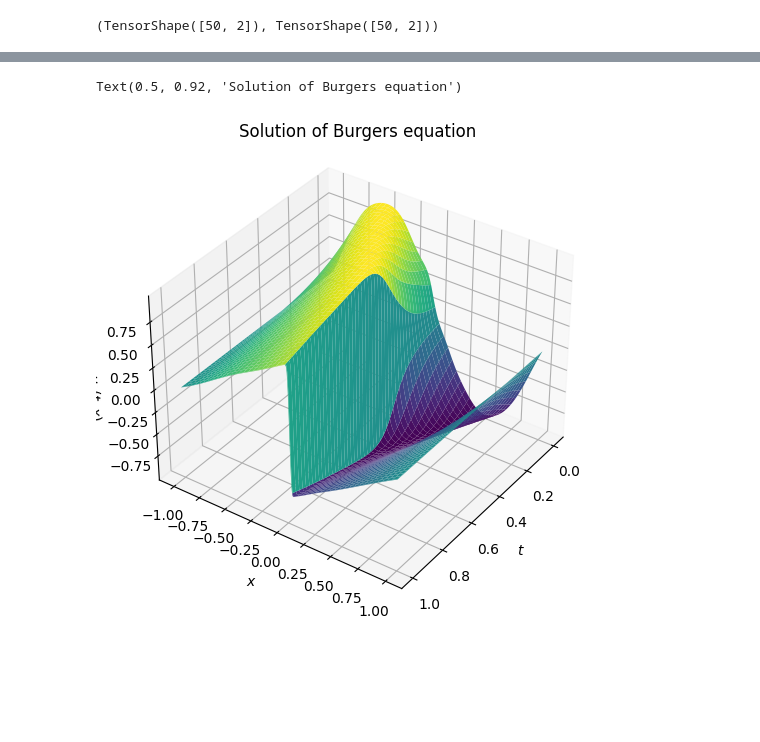
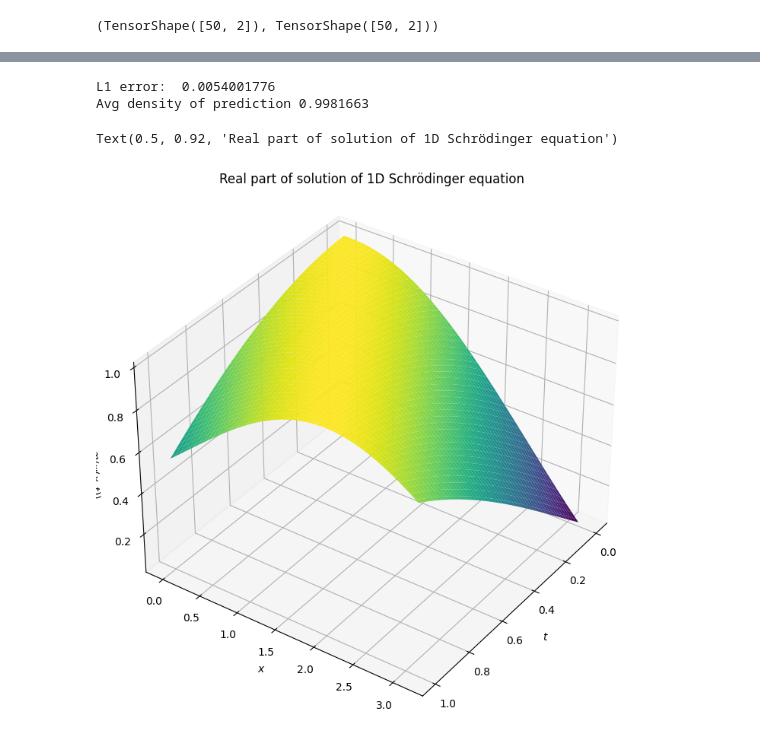
Before and after one commit to KunkelAlexander/pinn-tensorflow, a Jupyter notebook: linear_schroedinger_1d.ipynb, the cells around one changed output, grey strips where cells are left out. Saved outputs shown, nothing was run; the diff lists cells and outputs as text; code cells hidden in the pictures; blank space fills up the shorter version.

```diff
--- a/linear_schroedinger_1d.ipynb
+++ b/linear_schroedinger_1d.ipynb
@@ -186,7 +236,7 @@ lower_bounds = tf.stack([xl, t0], axis=0)
 upper_bounds = tf.stack([xr, t1], axis=0)
 
 # Initialise fully-connected neural network
-def init_model(num_hidden_layers=8, num_neurons_per_layer=20):
+def init_model(num_hidden_layers=4, num_neurons_per_layer=20):
     model = tf.keras.Sequential()
 
     model.add(tf.keras.Input(2)) # 2D input
@@ -320,10 +367,10 @@ def train_step():
 
     return loss
 
-N = 5000
+N = 100
 hist = []
 
-t0 = time()
+current_time = time()
 
 for i in range(N+1):
     loss = train_step()
@@ -333,4 +380,4 @@ for i in range(N+1):
         print('It {:05d}: loss = {:10.8e}'.format(i,loss))
 
 # Print computation time
-print('\nComputation time: {} seconds'.format(time()-t0))
+print('\nComputation time: {} seconds'.format(time()-current_time))
@@ -337,31 +543,39 @@ print('\nComputation time: {} seconds'.format(time()-t0))
+# %%
+# Set up meshgrid
+xlin   = np.linspace(xl, xr, n_linear)
+tlin   = np.linspace(t0, t1, n_linear)
+xx, tt = np.meshgrid(xlin, tlin)
+xxtt   = tf.cast(np.vstack([xx.flatten(),tt.flatten()]).T, rtype)
+
+# Determine predictions of psi(t, x)
+psi_pred = model(xxtt).numpy()
+re_pred  = psi_pred[:,0]
+im_pred  = psi_pred[:,1]
+psi_ana  = psi(xxtt[:, 0:1], xxtt[:, 1:2]).numpy()
+re_ana   = psi_ana[:,0]
+im_ana   = psi_ana[:,1]
+
+print("L1 error: ", np.mean(np.abs(re_ana - re_pred)))
+print("Avg density of prediction", np.mean(re_pred**2 + im_pred**2))
+# %% [output]
+L1 error:  0.0054001776
+Avg density of prediction 0.9981663
 # %%
 from mpl_toolkits.mplot3d import Axes3D
 
-# Set up meshgrid
-xlin   = np.linspace(xl, xr, n_linear)
-tlin   = np.linspace(t0, t1, n_linear)
-xx, tt = np.meshgrid(xlin, tlin)
-xxtt   = np.vstack([xx.flatten(),tt.flatten()]).T
-
-# Determine predictions of rho(t, x)
-rho_pred = get_density(model(tf.cast(xxtt,rtype)))
-
-# Reshape upred
-rho = rho_pred.numpy().reshape(n_linear, n_linear)
-
 # Surface plot of solution u(t,x)
-fig = plt.figure(figsize=(9,6))
+fig = plt.figure(figsize=(9,9))
 ax = fig.add_subplot(111, projection='3d')
-ax.plot_surface(xx, tt, rho, cmap='viridis')
+ax.plot_surface(xx, tt, re_pred.reshape(n_linear, n_linear), cmap='viridis')
 
 ax.view_init(35,35)
 ax.set_xlabel('$t$')
 ax.set_ylabel('$x$')
-ax.set_zlabel('$|\psi(x, t)|^2$')
-ax.set_title('Solution of 1D Schrödinger equation')
+ax.set_zlabel('$\Re(\psi(x, t))$')
+ax.set_title('Real part of solution of 1D Schrödinger equation')
 # %% [output]
-Text(0.5, 0.92, 'Solution of Burgers equation')
+Text(0.5, 0.92, 'Real part of solution of 1D Schrödinger equation')
-[figure, old version]
+[figure, new version]
 # %%
 fig = plt.figure(figsize=(9,6))
 ax = fig.add_subplot(111)
```
Also changed, not shown: parts of 30 cells of this notebook.
